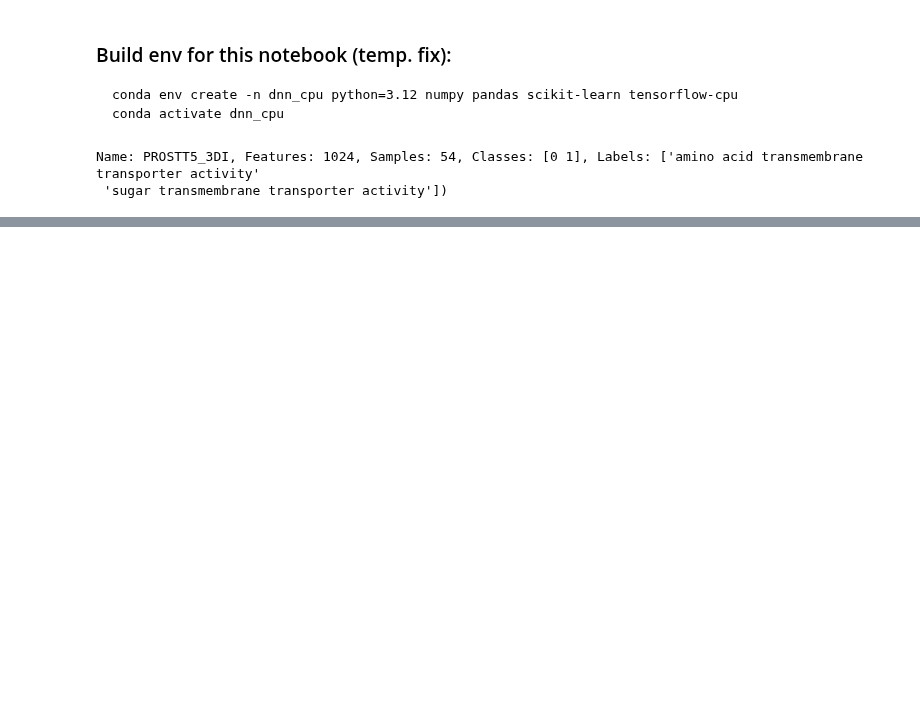
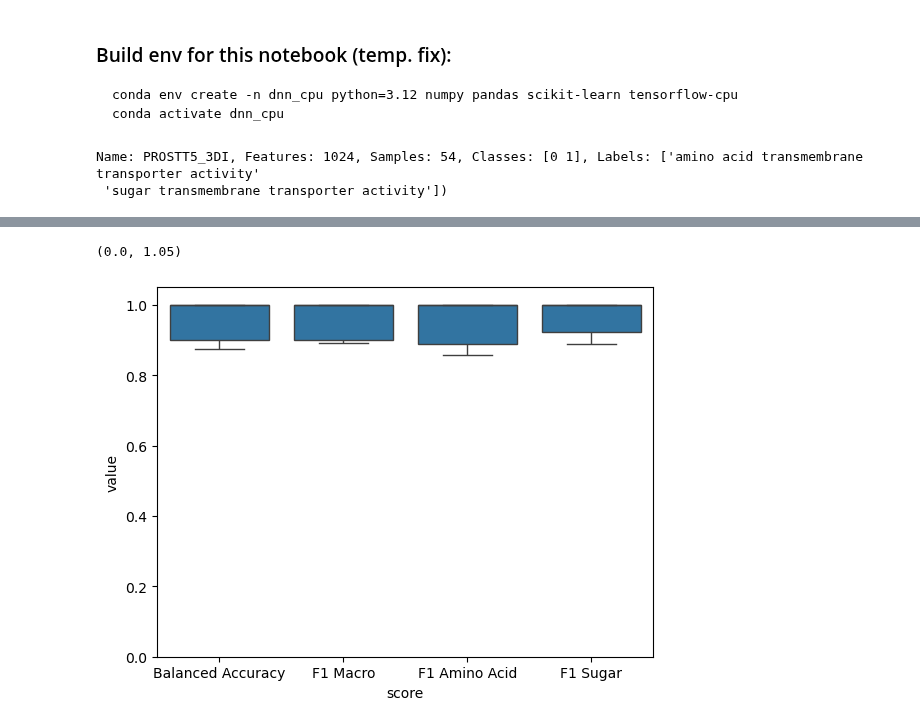
Before and after one commit to adenger/subpred_dl, a Jupyter notebook: notebooks/dnn_athaliana_sugaramino.ipynb, the cells around one changed output, grey strips where cells are left out. Drawn from its saved outputs; the diff is of its cells as text; code cells hidden in the pictures; blank space fills up the shorter version.

```diff
--- a/notebooks/dnn_athaliana_sugaramino.ipynb
+++ b/notebooks/dnn_athaliana_sugaramino.ipynb
@@ -185,4 +219,0 @@ Name: PROTT5_AA, Features: 1024, Samples: 54, Classes: [0 1], Labels: ['amino ac
-# %%
-prott5 = ml_datasets[10]
-model = create_model(1024)
-scores = nested_crossval(ml_dataset=prott5, model=model, scores_dict=scoring_outer)
@@ -208,6 +219,0 @@ KeyboardInterrupt:
-# %%
-scores = np.array(scores)
-print(scores.shape)
-print(
-    f"Loss {scores[:,0].mean():.2f}+-{scores[:,0].std():.2f}, Precision {scores[:,1].mean():.2f}+-{scores[:,1].std():.2f} Recall {scores[:,2].mean():.2f}+-{scores[:,2].std():.2f}, AUC {scores[:,3].mean():.2f}+-{scores[:,3].std():.2f}"
-)
@@ -285,0 +231,9 @@ Epoch 100/100
+# %%
+import seaborn as sns
+df_scores = pd.DataFrame(scores, columns=["score","value"])
+
+ax = sns.boxplot(df_scores, x="score", y="value")
+ax.set_ylim(0,1.05)
+# %% [output]
+(0.0, 1.05)
+[figure, added]
```
Also changed, not shown: parts of 18 cells of this notebook.
